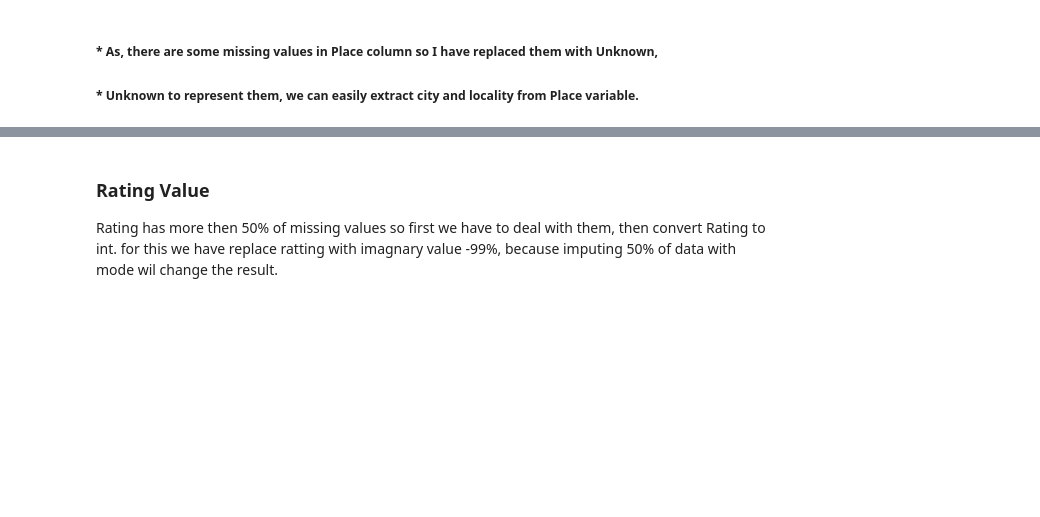
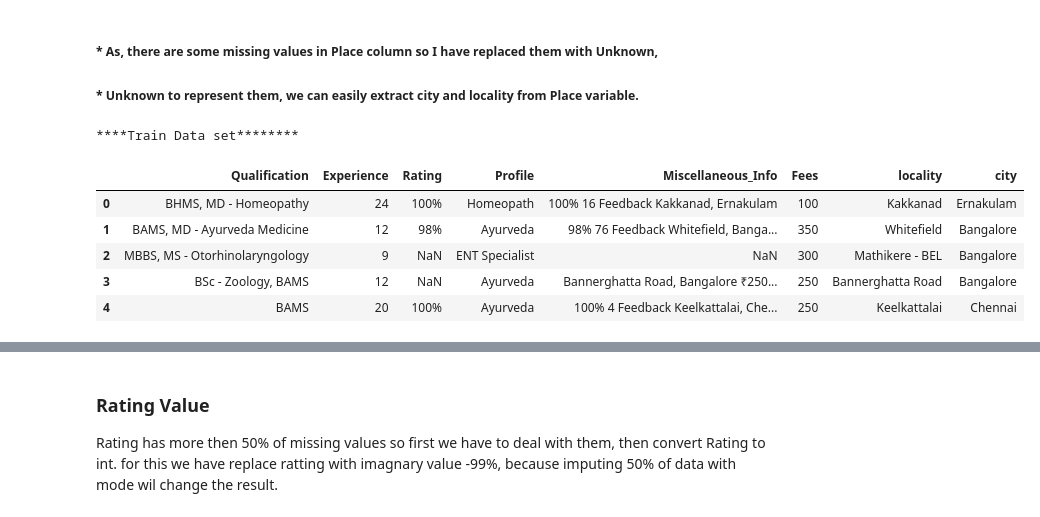
Before and after one commit to dineshpatel14/projects, a Jupyter notebook: Data_trained_Evaluation/4.Doctor_consulation_fee_prediction/Doctor_consulation_fee_prediction.ipynb, the cells around one changed output, grey strips where cells are left out. Drawn from its saved outputs; the diff is of its cells as text; code cells hidden in the pictures; blank space fills up the shorter version.

```diff
--- a/Data_trained_Evaluation/4.Doctor_consulation_fee_prediction/Doctor_consulation_fee_prediction.ipynb
+++ b/Data_trained_Evaluation/4.Doctor_consulation_fee_prediction/Doctor_consulation_fee_prediction.ipynb
@@ -113,0 +214,11 @@ train.drop('Place',axis=1,inplace=True)
+# %%
+print("\n****Train Data set********\n")
+train.head()
+# %% [output]
+****Train Data set********
+|  | Qualification | Experience | Rating | Profile | Miscellaneous_Info | Fees | locality | city |
+| 0 | BHMS, MD - Homeopathy | 24 | 100% | Homeopath | 100% 16 Feedback Kakkanad, Ernakulam | 100 | Kakkanad | Ernakulam |
+| 1 | BAMS, MD - Ayurveda Medicine | 12 | 98% | Ayurveda | 98% 76 Feedback Whitefield, Banga... | 350 | Whitefield | Bangalore |
+| 2 | MBBS, MS - Otorhinolaryngology | 9 | NaN | ENT Specialist | NaN | 300 | Mathikere - BEL | Bangalore |
+| 3 | BSc - Zoology, BAMS | 12 | NaN | Ayurveda | Bannerghatta Road, Bangalore ₹250... | 250 | Bannerghatta Road | Bangalore |
+| 4 | BAMS | 20 | 100% | Ayurveda | 100% 4 Feedback Keelkattalai, Che... | 250 | Keelkattalai | Chennai |
```
Also changed, not shown: parts of 46 cells of this notebook.
